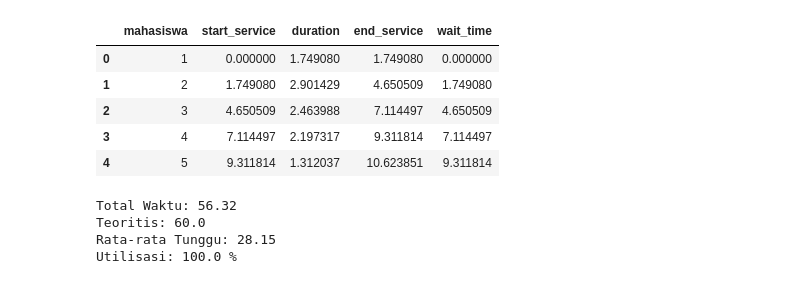
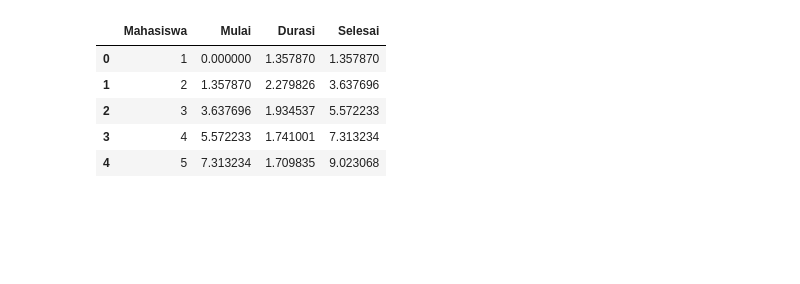
Before and after one commit to kevinsrg/modsim-2026-p6-ifs25012-latihan, a Jupyter notebook: simulasi-app.ipynb, the cells around one changed output. Saved outputs shown, nothing was run; the diff lists cells and outputs as text; code cells hidden in the pictures; blank space fills up the shorter version.

```diff
--- a/simulasi-app.ipynb
+++ b/simulasi-app.ipynb
@@ -45,28 +9,48 @@ def theoretical_total(n_students, min_dur, max_dur):
+# %%
+def simulate_queue(jml_mhs, dur_min, dur_max, seed=None):
+    rng = np.random.default_rng(seed)
+    service = rng.uniform(dur_min, dur_max, jml_mhs)
+
+    data = []
+    current_time = 0
+
+    for i in range(jml_mhs):
+        start = current_time
+        finish = start + service[i]
+
+        data.append({
+            "Mahasiswa": i+1,
+            "Mulai": start,
+            "Durasi": service[i],
+            "Selesai": finish
+        })
+
+        current_time = finish
+
+    df = pd.DataFrame(data)
+
+    return {
+        "events": df,
+        "service_times": service,
+        "total_time": current_time,
+        "avg_service": np.mean(service)
+    }
 # %%
+# parameter
 n_students = 30
-min_dur = 1
-max_dur = 3
-seed = 42
+min_dur = 1.0
+max_dur = 3.0
+seed = 2026
 # %%
-result = run_simulation(n_students, min_dur, max_dur, seed)
-df = pd.DataFrame(result["events"])
-teoritis = theoretical_total(n_students, min_dur, max_dur)
+result = simulate_queue(n_students, min_dur, max_dur, seed)
+
+df = result["events"]
 
 df.head()
 # %% [output]
-|  | mahasiswa | start_service | duration | end_service | wait_time |
-| 0 | 1 | 0.000000 | 1.749080 | 1.749080 | 0.000000 |
-| 1 | 2 | 1.749080 | 2.901429 | 4.650509 | 1.749080 |
-| 2 | 3 | 4.650509 | 2.463988 | 7.114497 | 4.650509 |
-| 3 | 4 | 7.114497 | 2.197317 | 9.311814 | 7.114497 |
-| 4 | 5 | 9.311814 | 1.312037 | 10.623851 | 9.311814 |
+|  | Mahasiswa | Mulai | Durasi | Selesai |
+| 0 | 1 | 0.000000 | 1.357870 | 1.357870 |
+| 1 | 2 | 1.357870 | 2.279826 | 3.637696 |
+| 2 | 3 | 3.637696 | 1.934537 | 5.572233 |
+| 3 | 4 | 5.572233 | 1.741001 | 7.313234 |
+| 4 | 5 | 7.313234 | 1.709835 | 9.023068 |
-# %%
-print("Total Waktu:", round(result["total_time"], 2))
-print("Teoritis:", round(teoritis, 2))
-print("Rata-rata Tunggu:", round(result["avg_wait"], 2))
-print("Utilisasi:", round(result["utilization"], 2), "%")
-# %% [output]
-Total Waktu: 56.32
-Teoritis: 60.0
-Rata-rata Tunggu: 28.15
-Utilisasi: 100.0 %
```
Also changed, not shown: parts of 14 cells of this notebook, 2 other files.
